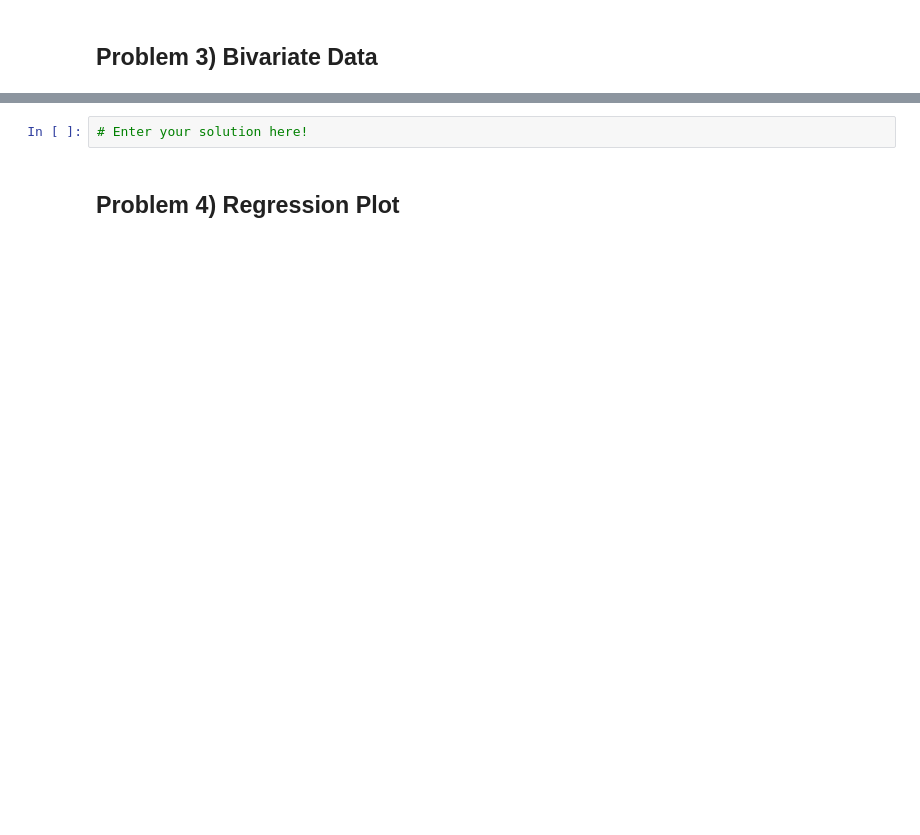
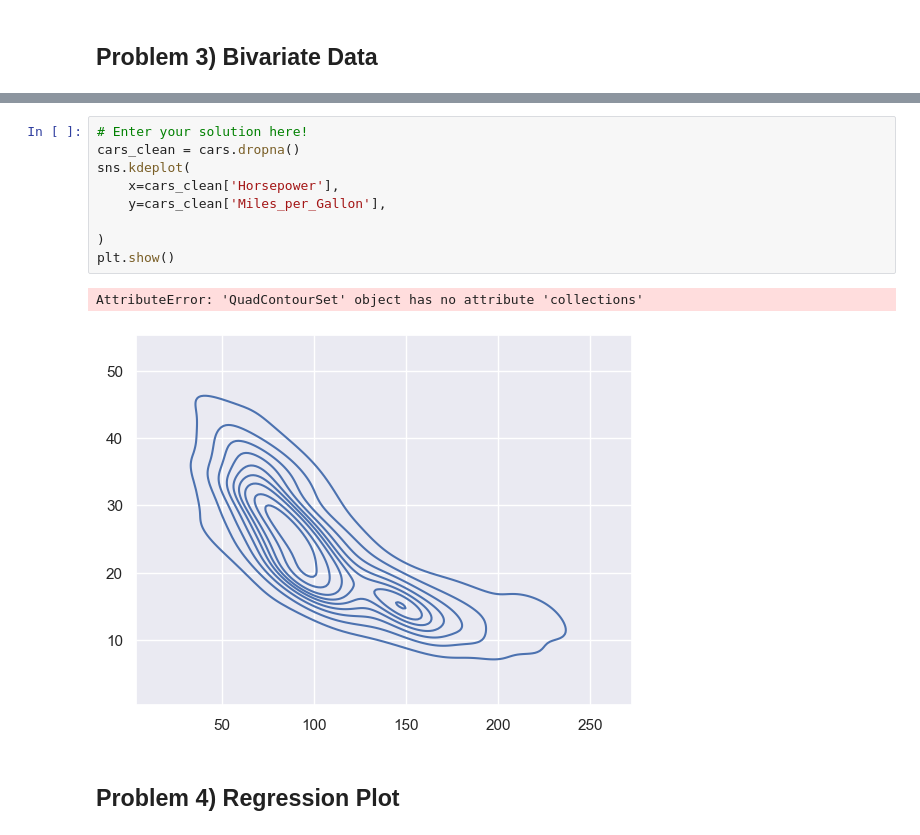
Before and after one commit to r1tvikbansal/IDP-Warmups, a Jupyter notebook: FINAL_EXAM_PREP/ML-Extra Practice/Data-Viz-Quantitative.ipynb, the cells around one changed output, grey strips where cells are left out. Saved outputs shown, nothing was run; the diff lists cells and outputs as text; blank space fills up the shorter version.

```diff
--- a/FINAL_EXAM_PREP/ML-Extra Practice/Data-Viz-Quantitative.ipynb
+++ b/FINAL_EXAM_PREP/ML-Extra Practice/Data-Viz-Quantitative.ipynb
@@ -47,8 +64,18 @@ Plot a *bivariate distribution* - two categorical variable distributions plotted
 You will need to use the `data2` optional variable of `kdeplot`, and you will need to use `dropna`. Your plot should look like this:
 
 ![plot](ml_dataviz_img/hp_vs_mpg_dist.png)
-# %%
-# Enter your solution here!
+# %%
+# Enter your solution here!
+cars_clean = cars.dropna()
+sns.kdeplot(
+    x=cars_clean['Horsepower'],
+    y=cars_clean['Miles_per_Gallon'],
+
+)
+plt.show()
+# %% [output]
+AttributeError: 'QuadContourSet' object has no attribute 'collections'
+[figure, added]
 # %% [markdown]
 ## Problem 4) Regression Plot
 # %% [markdown]
```
Also changed, not shown: parts of 8 cells of this notebook.
